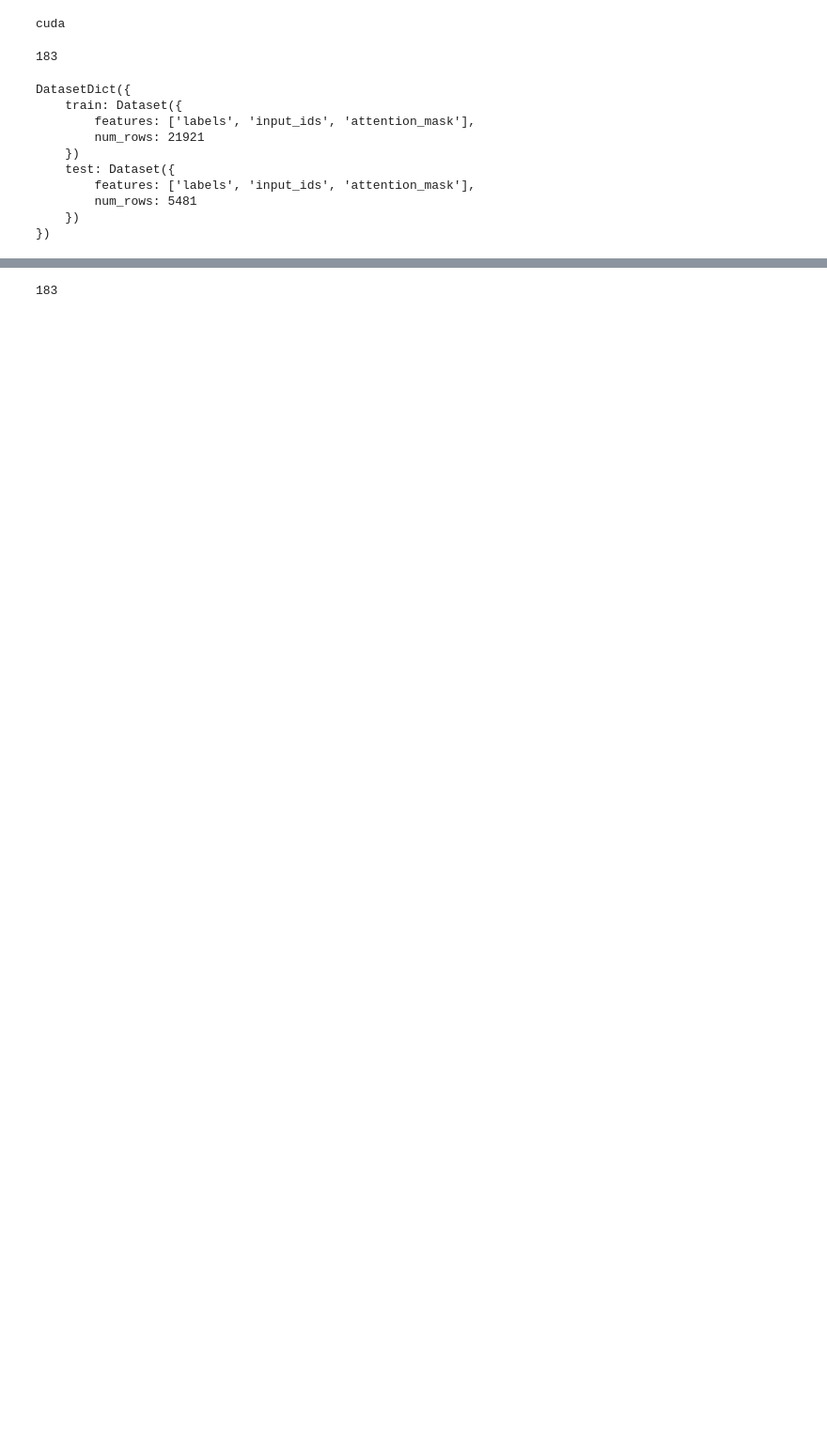
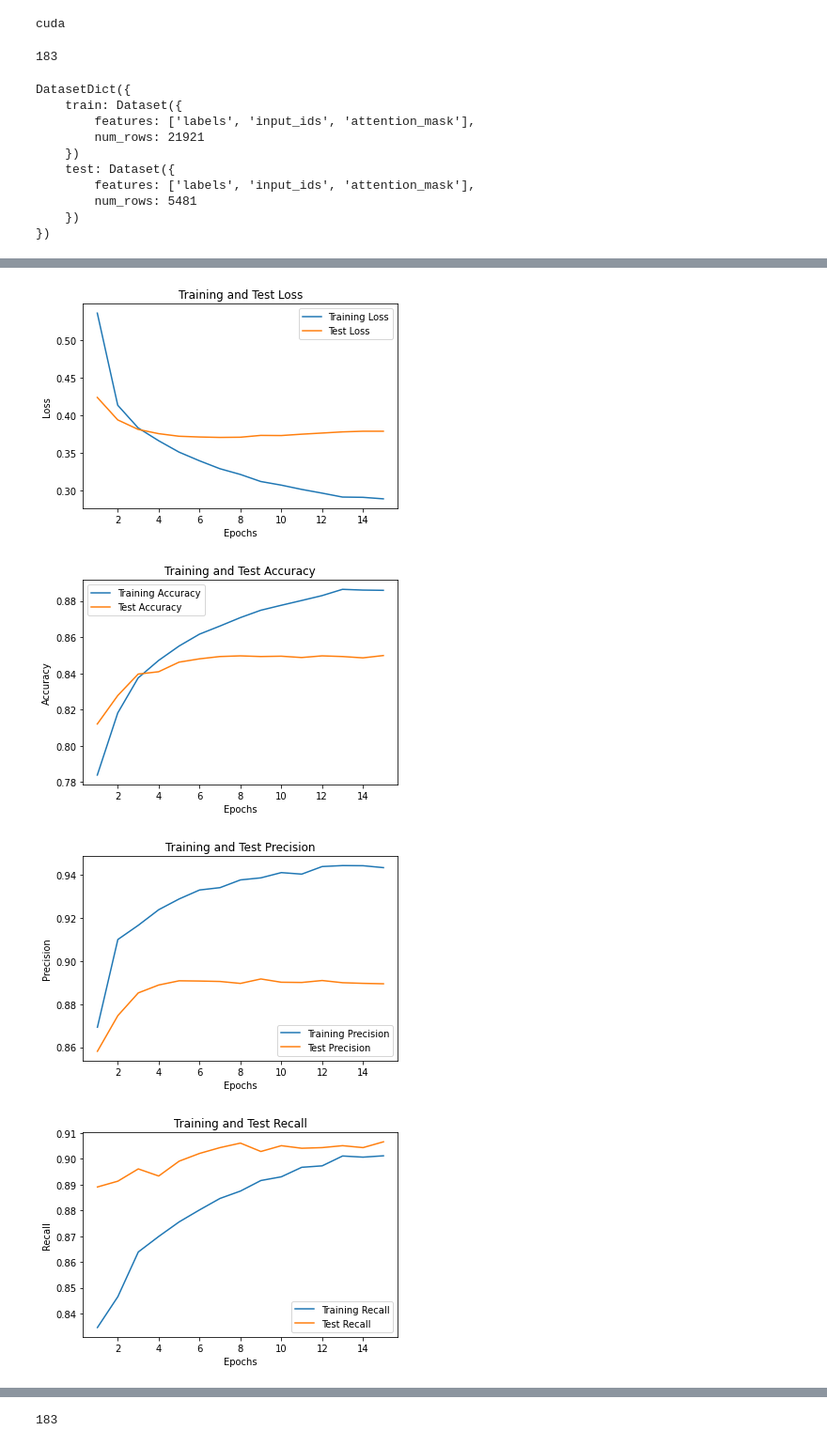
Before and after one commit to AIRGroup13/AIR_Group13, a Jupyter notebook: Implementation_model.ipynb, the cells around one changed output, grey strips where cells are left out. Shown: that part at 94% size. Saved outputs shown, nothing was run; the diff lists cells and outputs as text; code cells hidden in the pictures; blank space fills up the shorter version.

Commit message:
Finished model for google colab

```diff
--- a/Implementation_model.ipynb
+++ b/Implementation_model.ipynb
@@ -95,8 +94,8 @@ dataset_tweets_prep = pd.read_csv("Tweets_prep.csv")
 dataset_tweets_prep = dataset_tweets_prep.mask(dataset_tweets_prep.eq('None')).dropna() # remove comments where None is stored, otherwise tokenizer throws error
 
 dataset_tweets_prep = Dataset(pa.Table.from_pandas(dataset_tweets_prep))
-training_data2, test_data2 = dataset_tweets_prep.train_test_split(test_size=0.2).values()
-dataset_tweets_prep = datasets.DatasetDict({"train":training_data2,"test":test_data2})
+training_data, test_data = dataset_tweets_prep.train_test_split(test_size=0.2).values()
+dataset_tweets_prep = datasets.DatasetDict({"train":training_data,"test":test_data})
 
 tokenized_datasets_tweets_prep = dataset_tweets_prep.map(tokenize, batched=True)
 tokenized_datasets_tweets_prep = tokenized_datasets_tweets_prep.remove_columns(['__index_level_0__', 'text', 'Unnamed: 0'])
@@ -121,7 +120,7 @@ batch_size = 8
 train_dataloader = torch.utils.data.DataLoader(tokenized_datasets_tweets_prep["train"], batch_size=batch_size, collate_fn=collator)
 test_dataloader = torch.utils.data.DataLoader(tokenized_datasets_tweets_prep["test"], batch_size=batch_size, collate_fn=collator)
 # %%
-def train(dataloader, model, optimizer, batch_size, progress_bar):
+def train(dataloader, model, optimizer, batch_size, progress_bar, scheduler):
   total_loss = 0
   true_positive = 0
   true_negative = 0
@@ -129,14 +128,15 @@ def train(dataloader, model, optimizer, batch_size, progress_bar):
   false_negative = 0
   model.train()
   for batch in list(dataloader):
-    batch = {k: v.to(device) for k, v in batch.items()}
+    batch = {index: tensor.to(device) for index, tensor in batch.items()}
     preds = model(**batch)
     loss = preds.loss
 
     #Backpropagation
-    optimizer.zero_grad()
     loss.backward()
     optimizer.step()
+    scheduler.step()
+    optimizer.zero_grad()
 
     total_loss += loss
     progress_bar.update(1)
@@ -160,6 +160,7 @@ def train(dataloader, model, optimizer, batch_size, progress_bar):
   specificity = true_negative / (true_negative + false_positive)
   print("Training - Loss value:", loss_value, "Precision:", precision,
         "Recall:", recall, "Specificity:", specificity, "F_score:", f_score, "Accuracy:", accuracy)
+  return loss_value, accuracy, precision, recall, f_score, specificity
 # %%
 def test(dataloader, model, batch_size):
   model.eval()
@@ -168,8 +169,8 @@ def test(dataloader, model, batch_size):
   true_negative = 0
   false_positive = 0
   false_negative = 0
-  for batch in dataloader:
-      batch = {k: v.to(device) for k, v in batch.items()}
+  for batch in list(dataloader):
+      batch = {index: tensor.to(device) for index, tensor in batch.items()}
       with torch.no_grad():
         preds = model(**batch)
       loss = preds.loss
@@ -186,7 +187,7 @@ def test(dataloader, model, batch_size):
         if(predicted[i] == 0 and references[i] == 0):
           true_negative += 1
 
-  print(true_positive, true_negative, false_negative, false_positive)
+  print("TP:", true_positive, "TN:", true_negative, "FN:", false_negative, "FP:", false_positive)
   loss_value = (total_loss/len(dataloader)).item()
   precision = true_positive/(true_positive + false_positive)
   recall = true_positive/(true_positive + false_negative)
@@ -195,4 +196,5 @@ def test(dataloader, model, batch_size):
   specificity = true_negative / (true_negative + false_positive)
   print("Testing - Loss value:", loss_value, "Precision:", precision,
         "Recall:", recall, "Specificity:", specificity, "F_score:", f_score, "Accuracy:", accuracy)
+  return loss_value, accuracy, precision, recall, f_score, specificity
 # %%
@@ -223,0 +255,59 @@ Testing - Loss value: 0.5413793325424194 Precision: 0.8634181469035046 Recall: 0
+# %%
+#Plot training and test loss
+plt.plot(range(1, num_epochs+1), loss_values_train, label='Training Loss')
+plt.plot(range(1, num_epochs+1), loss_values_test, label='Test Loss')
+plt.title('Training and Test Loss')
+plt.xlabel('Epochs')
+plt.ylabel('Loss')
+plt.legend(loc='best')
+plt.show()
+
+#Plot training and test accuracy
+plt.plot(range(1, num_epochs + 1), accuracy_train, label='Training Accuracy')
+plt.plot(range(1, num_epochs + 1), accuracy_test, label='Test Accuracy')
+plt.title('Training and Test Accuracy')
+plt.xlabel('Epochs')
+plt.ylabel('Accuracy')
+plt.legend(loc='best')
+plt.show()
+
+#Plot training and test precision
+plt.plot(range(1, num_epochs + 1), precision_train, label='Training Precision')
+plt.plot(range(1, num_epochs + 1), precision_test, label='Test Precision')
+plt.title('Training and Test Precision')
+plt.xlabel('Epochs')
+plt.ylabel('Precision')
+plt.legend(loc='best')
+plt.show()
+
+#Plot training and test recall
+plt.plot(range(1, num_epochs + 1), recall_train, label='Training Recall')
+plt.plot(range(1, num_epochs + 1), recall_test, label='Test Recall')
+plt.title('Training and Test Recall')
+plt.xlabel('Epochs')
+plt.ylabel('Recall')
+plt.legend(loc='best')
+plt.show()
+
+#Plot training and test f1
+plt.plot(range(1, num_epochs + 1), f_score_train, label='Training F1')
+plt.plot(range(1, num_epochs + 1), f_score_test, label='Test F1')
+plt.title('Training and Test F1')
+plt.xlabel('Epochs')
+plt.ylabel('F1')
+plt.legend(loc='best')
+plt.show()
+
+#Plot training and test specificity
+plt.plot(range(1, num_epochs + 1), specificity_train, label='Training Specificity')
+plt.plot(range(1, num_epochs + 1), specificity_test, label='Test Specificity')
+plt.title('Training and Test Specificity')
+plt.xlabel('Epochs')
+plt.ylabel('Specificity')
+plt.legend(loc='best')
+plt.show()
+# %% [output]
+[figure, added]
+[figure, added]
+[figure, added]
+[figure, added]
```
Also changed, not shown: parts of 9 cells of this notebook.
